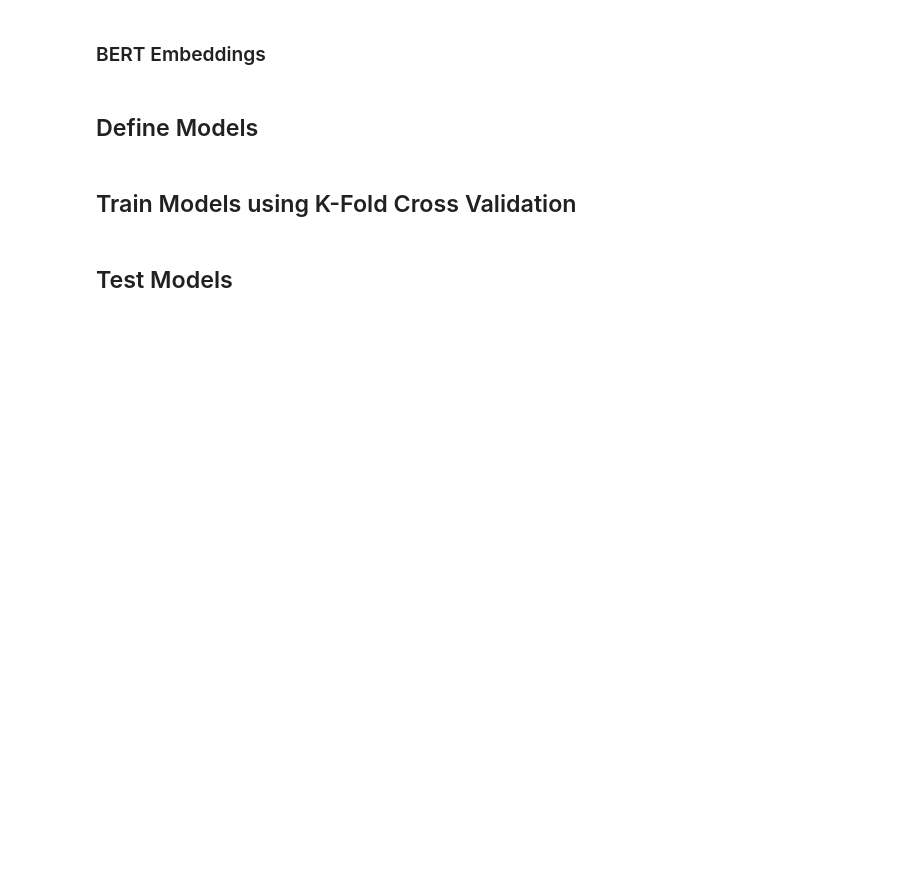
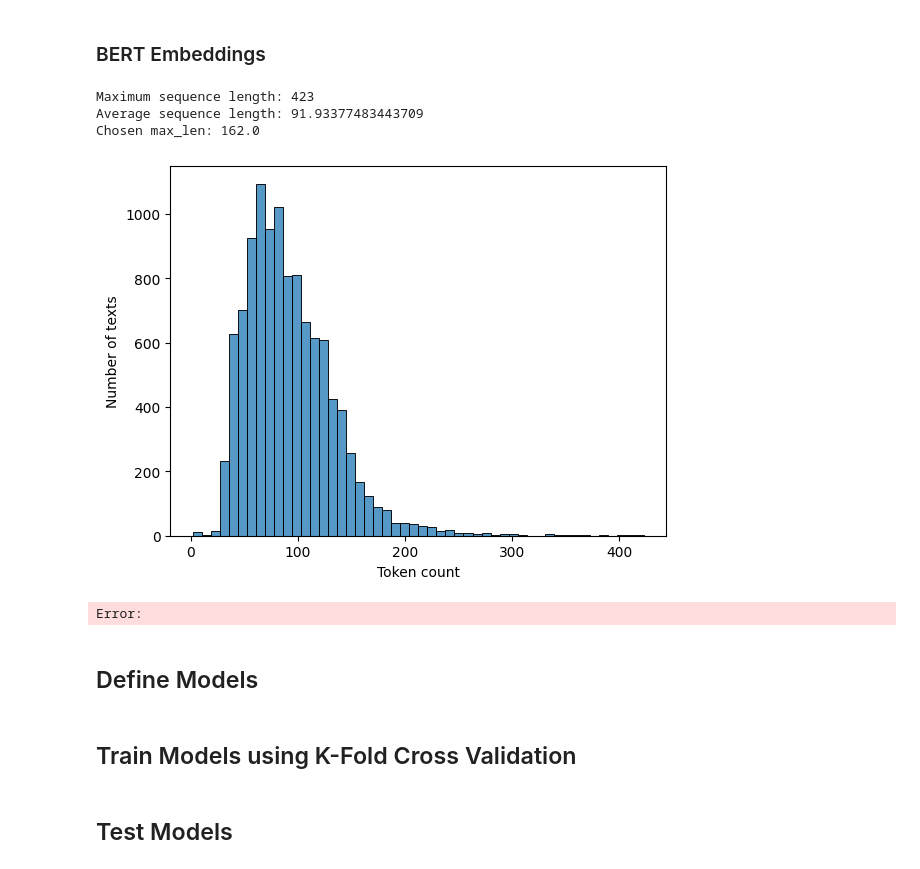
Before and after one commit to vennietweek/aita-analysis-tool, a Jupyter notebook: models/Neural_Networks.ipynb, the cells around one changed output. Cells and saved outputs as stored; diff of their text form; code cells hidden in the pictures; blank space fills up the shorter version.

```diff
--- a/models/Neural_Networks.ipynb
+++ b/models/Neural_Networks.ipynb
@@ -85,27 +148,31 @@ train_sequences, test_sequences = preprocess_sequences(train_texts, test_texts,
 # %%
 # Find optimal maximum sequence length for BERT
 
 # Load BERT tokenizer
 tokenizer = BertTokenizer.from_pretrained('bert-base-uncased')
-df_train = pd.read_csv("../data/train.csv")  # Assuming this is your dataset
 
 # Preliminary tokenization to find optimal max_len
 token_lens = []
-for txt in train_texts:
+for txt in train_texts_gpt2:
     tokens = tokenizer.encode(txt)
     token_lens.append(len(tokens))
 
 # Analyze the distribution and choose max len based on a value that covers 95% of the texts
 print(f"Maximum sequence length: {max(token_lens)}")
 print(f"Average sequence length: {np.mean(token_lens)}")
 max_len_bert = np.quantile(token_lens, 0.95)
 print(f"Chosen max_len: {max_len_bert}")
 
 # Plot the distribution
 sns.histplot(token_lens, bins=50)
 plt.xlabel('Token count')
 plt.ylabel('Number of texts')
 plt.show()
+# %% [output]
+Maximum sequence length: 423
+Average sequence length: 91.93377483443709
+Chosen max_len: 162.0
+[figure, added]
 # %%
 # Generate BERT embeddings
 def preprocess_bert_embeddings(data, max_len):
@@ -145,3 +208,9 @@ test_embeddings = preprocess_bert_embeddings(test_texts, max_len=512)
+# %%
+# Preprocess BERT embeddings
+train_embeddings = preprocess_bert_embeddings(train_texts_gpt2, max_len=160)
+test_embeddings = preprocess_bert_embeddings(test_texts_gpt2, max_len=160)
+# %% [output]
+Error:
 # %% [markdown]
 ## Define Models
 # %%
```
Also changed, not shown: parts of 19 cells of this notebook.
